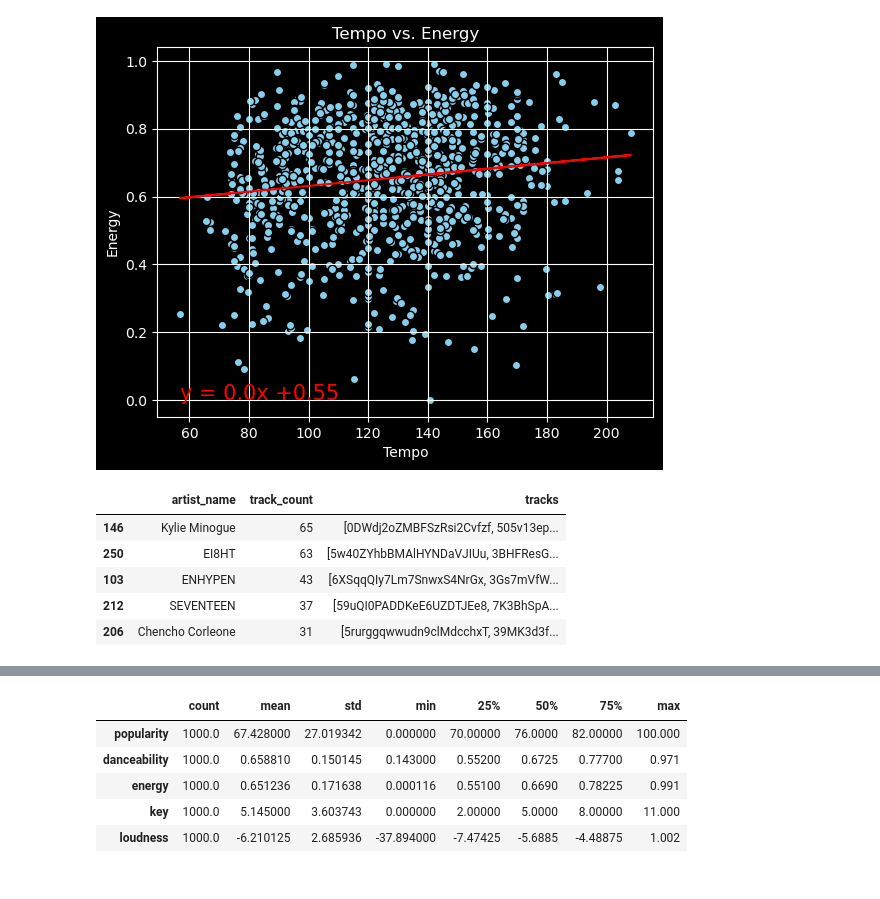
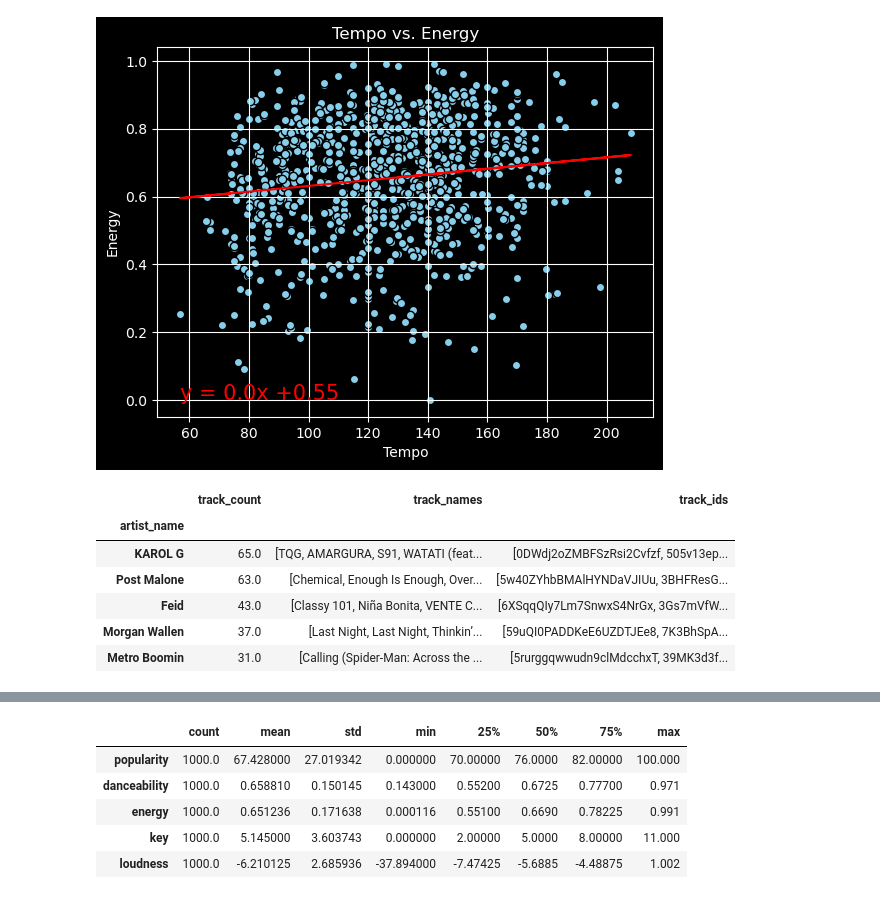
Before and after one commit to amdruggan/project_1, a Jupyter notebook: Resources/main.ipynb, the cells around one changed output, grey strips where cells are left out. Saved outputs shown, nothing was run; the diff lists cells and outputs as text; code cells hidden in the pictures.

```diff
--- a/Resources/main.ipynb
+++ b/Resources/main.ipynb
@@ -94,35 +94,52 @@ music_plot(merged_df['tempo'], merged_df['energy'])
 # %% [output]
 The r-value is: 0.13853422105156152
 [figure]
-# %%
-# Create a new dataframe using merged_df called artist_counts_df,
-# The first column should be unique artist names from merged_df["artist_name"]
-# Group by artist and count the number of songs in the merged_df for the artist in a second column called "track_count"
-# The third column should be a column called "tracks" of dictionaries with the following format {track_1 name:track_1 id}, based on merged_df["track_name"] and merged_df["track_id"]
-
-# Create dataframe
-artist_counts_df = pd.DataFrame()
-
-# Add columns
-# Artist name from merged_df["artist_name"]
-artist_counts_df["artist_name"] = merged_df["artist_name"].unique()
-# Track count from merged_df grouped by artist
-artist_counts_df["track_count"] = merged_df.groupby("artist_name").count()["track_id"].values
-# Track ids stored in a list
-artist_counts_df["tracks"] = merged_df.groupby("artist_name").apply(lambda x: list(x["track_id"])).values
-
-# Order by track_count descending
-artist_counts_df = artist_counts_df.sort_values("track_count", ascending=False)
-
-# Display sample data from artist_counts_df
-artist_counts_df.head()
-# %% [output]
-|  | artist_name | track_count | tracks |
-| 146 | Kylie Minogue | 65 | [0DWdj2oZMBFSzRsi2Cvfzf, 505v13ep... |
-| 250 | EI8HT | 63 | [5w40ZYhbBMAlHYNDaVJIUu, 3BHFResG... |
-| 103 | ENHYPEN | 43 | [6XSqqQIy7Lm7SnwxS4NrGx, 3Gs7mVfW... |
-| 212 | SEVENTEEN | 37 | [59uQI0PADDKeE6UZDTJEe8, 7K3BhSpA... |
-| 206 | Chencho Corleone | 31 | [5rurggqwwudn9clMdcchxT, 39MK3d3f... |
+# %%
+# Create a new dataframe called artist_counts_df that has the following columns:
+# artist_name, track_count, track_names, track_ids
+# artist_name: the name of the artist
+# track_count: the number of tracks by the artist in merged_df
+# track_names: a list of the names of the tracks by the artist in merged_df
+# track_ids: a list of the ids of the tracks by the artist in merged_df
+# artist_counts_df should be sorted by track_count in descending order
+# artist_counts_df should only contain artists with 2 or more tracks in merged_df
+
+# Filter out artists with less than 2 tracks
+merged_df_filtered = merged_df.groupby('artist_name').filter(lambda x: len(x) >= 2)
+
+# Create the artist_counts_df dataframe
+artist_counts_df = merged_df_filtered.groupby('artist_name').agg({
+    'track_name': lambda x: list(x),  # Change 'track_id' to 'track_name'
+    'track_id': lambda x: list(x)  # Change 'track_id' to 'track_ids'
+})
+
+artist_counts_df.head()
+
+# Rename the columns
+artist_counts_df = artist_counts_df.rename(columns={
+    'track_name': 'track_names',
+    'track_id': 'track_ids'  # Change 'id_<lambda>' to 'track_id_<lambda>'
+})
+
+for index, artist in artist_counts_df.iterrows():
+    artist_counts_df.loc[index, 'track_count'] = int(len(artist['track_names']))
+
+# Change column order in artist_counts_df
+artist_counts_df = artist_counts_df[['track_count', 'track_names', 'track_ids']]
+
+# Sort artist_counts_df by track_count in descending order
+artist_counts_df = artist_counts_df.sort_values(by='track_count', ascending=False)
+
+# Display sample data from artist_counts_df
+artist_counts_df.head()
+# %% [output]
+|  | track_count | track_names | track_ids |
+| artist_name |  |  |  |
+| KAROL G | 65.0 | [TQG, AMARGURA, S91, WATATI (feat... | [0DWdj2oZMBFSzRsi2Cvfzf, 505v13ep... |
+| Post Malone | 63.0 | [Chemical, Enough Is Enough, Over... | [5w40ZYhbBMAlHYNDaVJIUu, 3BHFResG... |
+| Feid | 43.0 | [Classy 101, Niña Bonita, VENTE C... | [6XSqqQIy7Lm7SnwxS4NrGx, 3Gs7mVfW... |
+| Morgan Wallen | 37.0 | [Last Night, Last Night, Thinkin’... | [59uQI0PADDKeE6UZDTJEe8, 7K3BhSpA... |
+| Metro Boomin | 31.0 | [Calling (Spider-Man: Across the ... | [5rurggqwwudn9clMdcchxT, 39MK3d3f... |
 # %%
 # Create a bar chart of the data in the artist_counts_df dataframe, plotting all artists where artist_counts_df['track_count'] is greater than 5.
 # Create the bar chart using the matplotlib.pyplot.bar() function.
```
Also changed, not shown: parts of 1 cell of this notebook.
